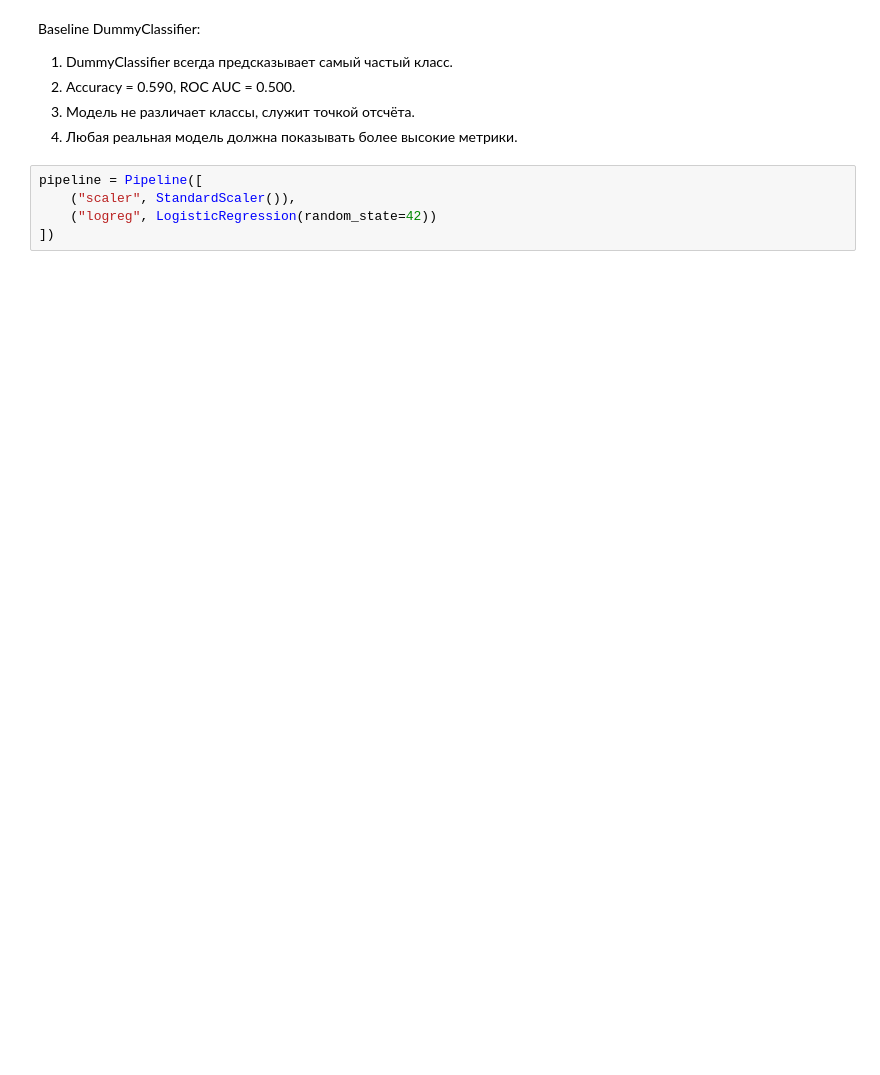
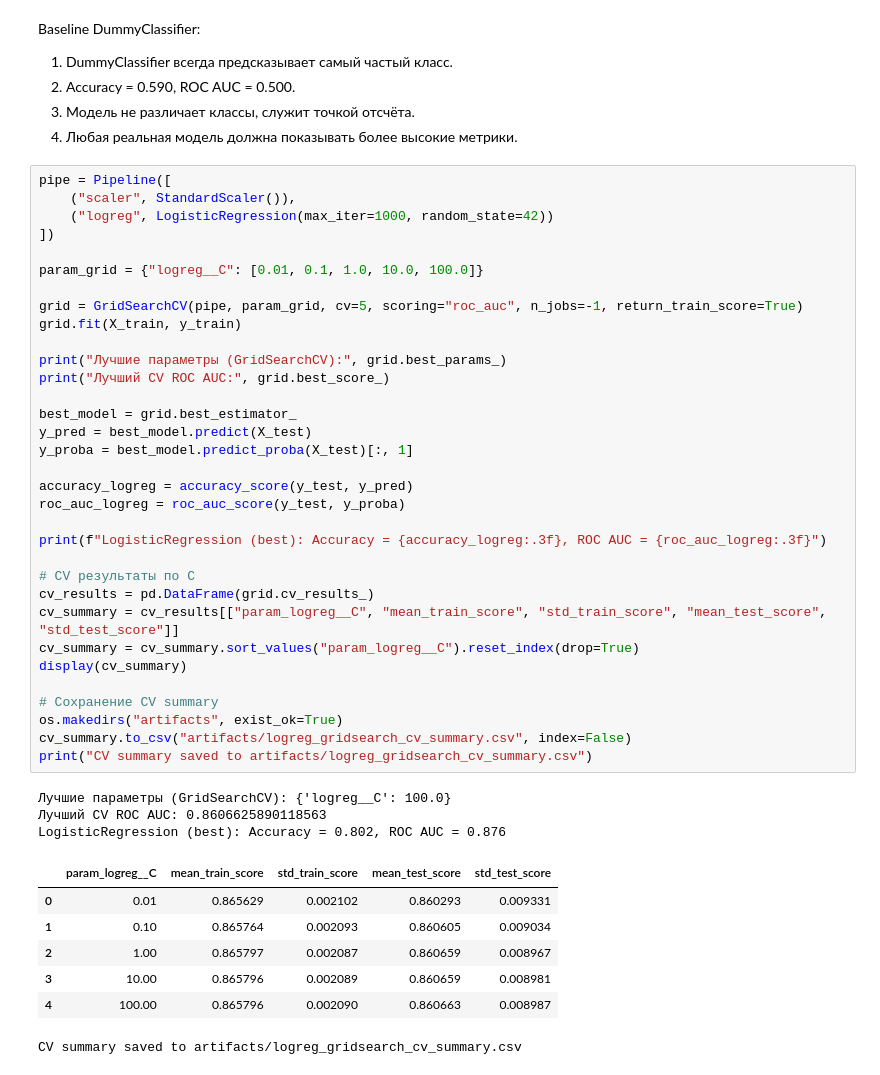
Before and after one commit to olyamyalina/Myalina_Olya_AI, a Jupyter notebook: homeworks/HW05/HW05.ipynb, the cells around one changed output. Cells and saved outputs as stored; diff of their text form; blank space fills up the shorter version.

```diff
--- a/homeworks/HW05/HW05.ipynb
+++ b/homeworks/HW05/HW05.ipynb
@@ -113,7 +108,46 @@ Baseline DummyClassifier:
 3) Модель не различает классы, служит точкой отсчёта.
 4) Любая реальная модель должна показывать более высокие метрики.
 # %%
-pipeline = Pipeline([
+pipe = Pipeline([
     ("scaler", StandardScaler()),
-    ("logreg", LogisticRegression(random_state=42))
+    ("logreg", LogisticRegression(max_iter=1000, random_state=42))
 ])
+
+param_grid = {"logreg__C": [0.01, 0.1, 1.0, 10.0, 100.0]}
+
+grid = GridSearchCV(pipe, param_grid, cv=5, scoring="roc_auc", n_jobs=-1, return_train_score=True)
+grid.fit(X_train, y_train)
+
+print("Лучшие параметры (GridSearchCV):", grid.best_params_)
+print("Лучший CV ROC AUC:", grid.best_score_)
+
+best_model = grid.best_estimator_
+y_pred = best_model.predict(X_test)
+y_proba = best_model.predict_proba(X_test)[:, 1]
+
+accuracy_logreg = accuracy_score(y_test, y_pred)
+roc_auc_logreg = roc_auc_score(y_test, y_proba)
+
+print(f"LogisticRegression (best): Accuracy = {accuracy_logreg:.3f}, ROC AUC = {roc_auc_logreg:.3f}")
+
+# CV результаты по C
+cv_results = pd.DataFrame(grid.cv_results_)
+cv_summary = cv_results[["param_logreg__C", "mean_train_score", "std_train_score", "mean_test_score", "std_test_score"]]
+cv_summary = cv_summary.sort_values("param_logreg__C").reset_index(drop=True)
+display(cv_summary)
+
+# Сохранение CV summary
+os.makedirs("artifacts", exist_ok=True)
+cv_summary.to_csv("artifacts/logreg_gridsearch_cv_summary.csv", index=False)
+print("CV summary saved to artifacts/logreg_gridsearch_cv_summary.csv")
+# %% [output]
+Лучшие параметры (GridSearchCV): {'logreg__C': 100.0}
+Лучший CV ROC AUC: 0.8606625890118563
+LogisticRegression (best): Accuracy = 0.802, ROC AUC = 0.876
+|  | param_logreg__C | mean_train_score | std_train_score | mean_test_score | std_test_score |
+| 0 | 0.01 | 0.865629 | 0.002102 | 0.860293 | 0.009331 |
+| 1 | 0.10 | 0.865764 | 0.002093 | 0.860605 | 0.009034 |
+| 2 | 1.00 | 0.865797 | 0.002087 | 0.860659 | 0.008967 |
+| 3 | 10.00 | 0.865796 | 0.002089 | 0.860659 | 0.008981 |
+| 4 | 100.00 | 0.865796 | 0.002090 | 0.860663 | 0.008987 |
+CV summary saved to artifacts/logreg_gridsearch_cv_summary.csv
```
Also changed, not shown: parts of 14 cells of this notebook.
